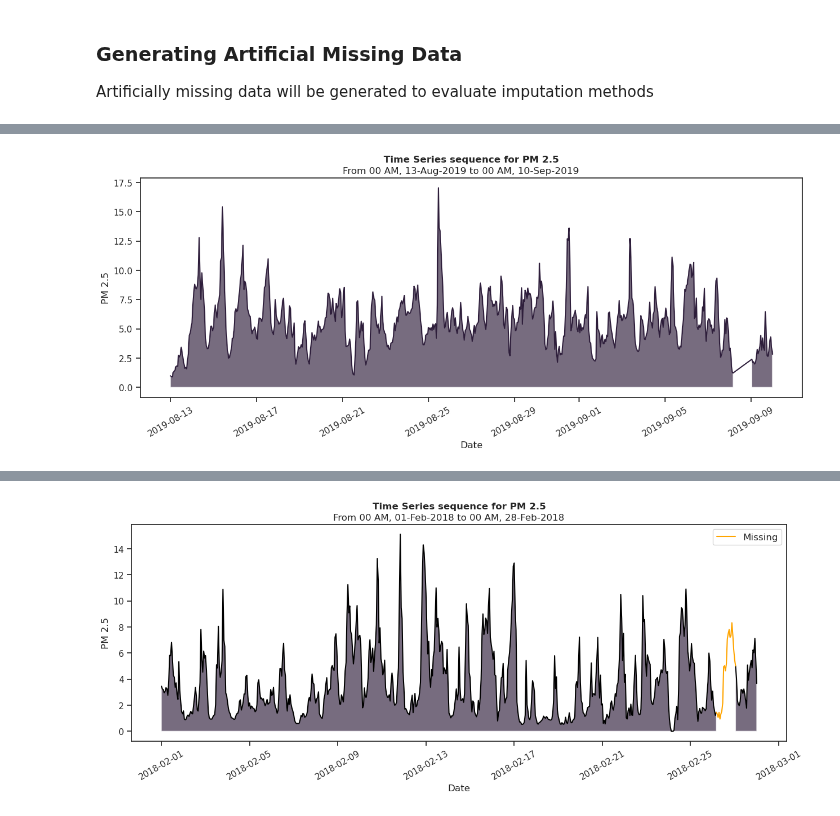
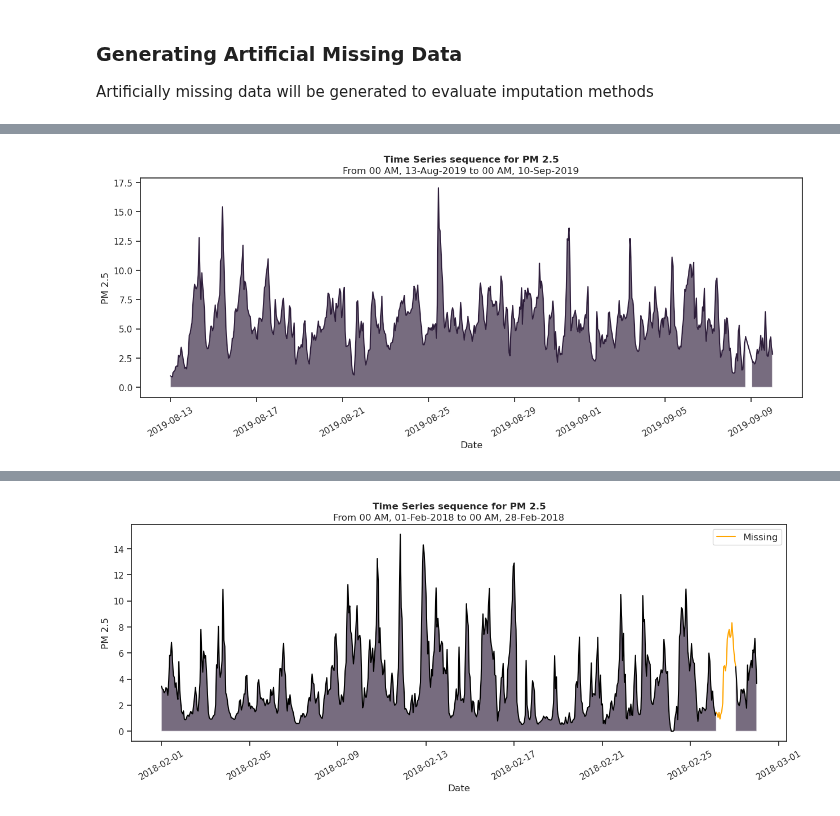
Before and after one commit to erich-hs/Air-We-Breathe, a Jupyter notebook: Air_We_Breath_Missing_Values.ipynb, the cells around one changed output, grey strips where cells are left out. Saved outputs shown, nothing was run; the diff lists cells and outputs as text; code cells hidden in the pictures.

```diff
--- a/Air_We_Breath_Missing_Values.ipynb
+++ b/Air_We_Breath_Missing_Values.ipynb
@@ -426,13 +371,13 @@ create_missing(data, time='DATE_PST', value='RAW_VALUE', start=None, end=None, m
 # %%
 subset, subset_missing = create_missing(
     data=station_subset,
     start=datetime(2019, 8, 13),
     end=datetime(2019, 9, 10),
-    missing_length=20,
+    missing_length=6,
     padding=24,
     missing_index='end'
 )
 
 plot_sequence(data=subset_missing)
 # %% [output]
-[figure, old version]
+[figure, new version]
```
Also changed, not shown: parts of 10 cells of this notebook, 2 other files.
